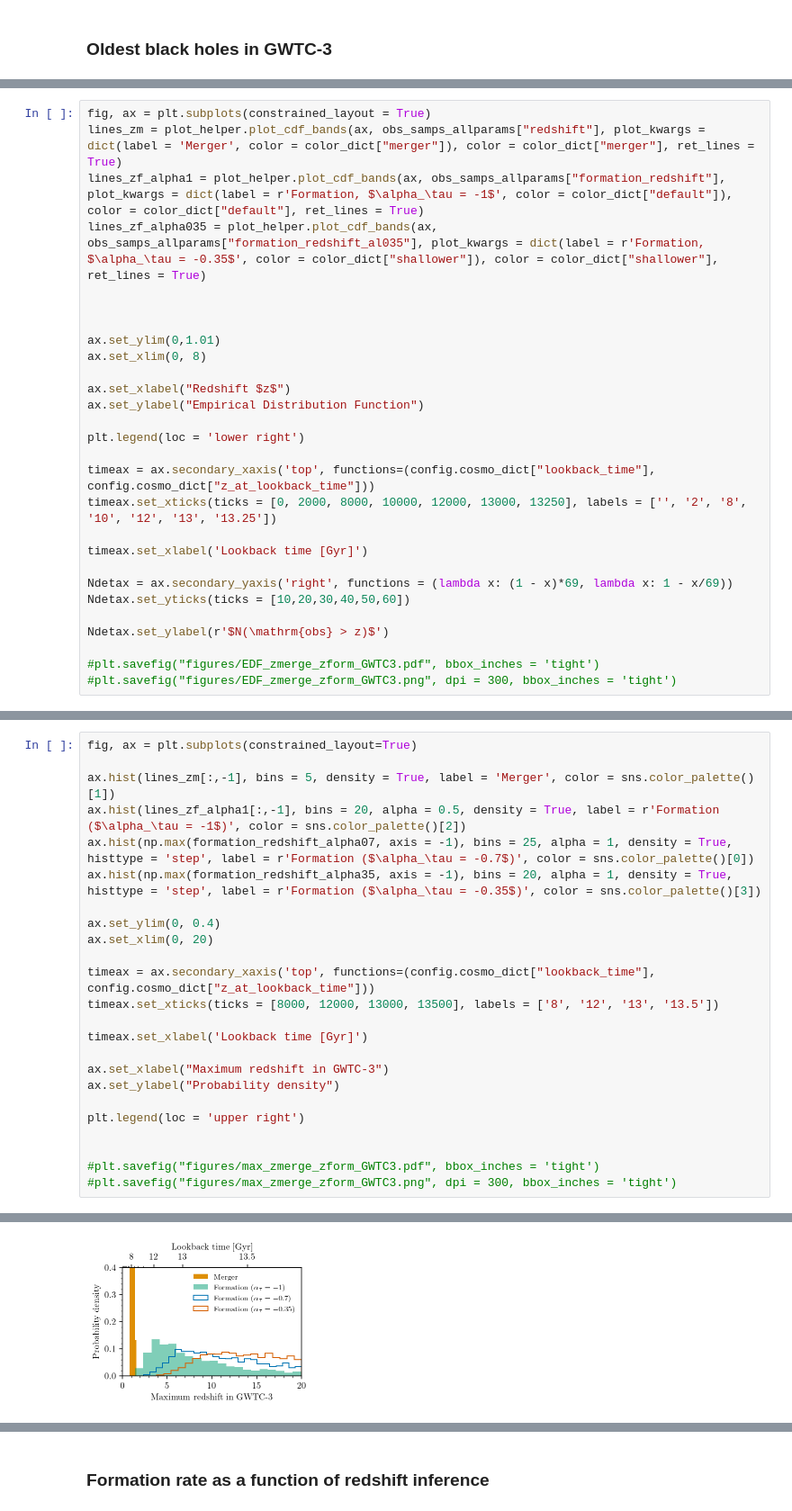
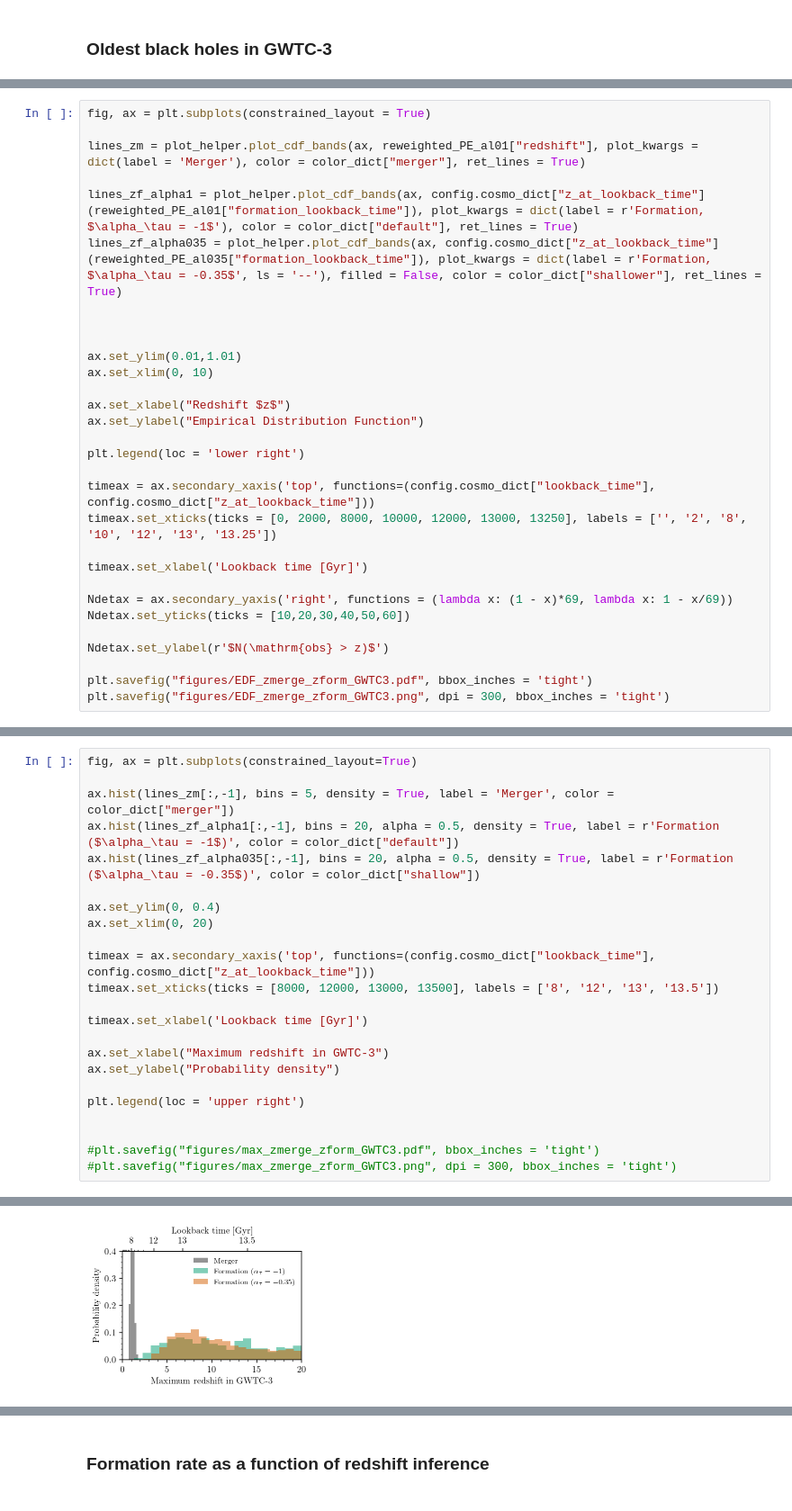
Before and after one commit to mfishbach/oldest-black-holes, a Jupyter notebook: OldestBlackHoles_Paper_Plots.ipynb, the cells around one changed output, grey strips where cells are left out. Shown: that part at 90% size. Cells and saved outputs as stored; diff of their text form.

```diff
--- a/OldestBlackHoles_Paper_Plots.ipynb
+++ b/OldestBlackHoles_Paper_Plots.ipynb
@@ -119,13 +138,15 @@ obs_samps_allparams["formation_redshift_al035"] = config.cosmo_dict["z_at_lookba
 # %%
 fig, ax = plt.subplots(constrained_layout = True)
-lines_zm = plot_helper.plot_cdf_bands(ax, obs_samps_allparams["redshift"], plot_kwargs = dict(label = 'Merger', color = color_dict["merger"]), color = color_dict["merger"], ret_lines = True)
-lines_zf_alpha1 = plot_helper.plot_cdf_bands(ax, obs_samps_allparams["formation_redshift"], plot_kwargs = dict(label = r'Formation, $\alpha_\tau = -1$', color = color_dict["default"]), color = color_dict["default"], ret_lines = True)
-lines_zf_alpha035 = plot_helper.plot_cdf_bands(ax, obs_samps_allparams["formation_redshift_al035"], plot_kwargs = dict(label = r'Formation, $\alpha_\tau = -0.35$', color = color_dict["shallower"]), color = color_dict["shallower"], ret_lines = True)
+
+lines_zm = plot_helper.plot_cdf_bands(ax, reweighted_PE_al01["redshift"], plot_kwargs = dict(label = 'Merger'), color = color_dict["merger"], ret_lines = True)
+
+lines_zf_alpha1 = plot_helper.plot_cdf_bands(ax, config.cosmo_dict["z_at_lookback_time"](reweighted_PE_al01["formation_lookback_time"]), plot_kwargs = dict(label = r'Formation, $\alpha_\tau = -1$'), color = color_dict["default"], ret_lines = True)
+lines_zf_alpha035 = plot_helper.plot_cdf_bands(ax, config.cosmo_dict["z_at_lookback_time"](reweighted_PE_al035["formation_lookback_time"]), plot_kwargs = dict(label = r'Formation, $\alpha_\tau = -0.35$', ls = '--'), filled = False, color = color_dict["shallower"], ret_lines = True)
 
 
 
-ax.set_ylim(0,1.01)
-ax.set_xlim(0, 8)
+ax.set_ylim(0.01,1.01)
+ax.set_xlim(0, 10)
 
 ax.set_xlabel("Redshift $z$")
 ax.set_ylabel("Empirical Distribution Function")
@@ -142,6 +163,6 @@ Ndetax.set_yticks(ticks = [10,20,30,40,50,60])
 
 Ndetax.set_ylabel(r'$N(\mathrm{obs} > z)$')
 
-#plt.savefig("figures/EDF_zmerge_zform_GWTC3.pdf", bbox_inches = 'tight')
-#plt.savefig("figures/EDF_zmerge_zform_GWTC3.png", dpi = 300, bbox_inches = 'tight')
+plt.savefig("figures/EDF_zmerge_zform_GWTC3.pdf", bbox_inches = 'tight')
+plt.savefig("figures/EDF_zmerge_zform_GWTC3.png", dpi = 300, bbox_inches = 'tight')
 # %% [output]
@@ -195,30 +170,29 @@ formation_redshift_alpha35 = delay_time_helper.calculate_formation_redshift(obs_
 # %%
 fig, ax = plt.subplots(constrained_layout=True)
 
-ax.hist(lines_zm[:,-1], bins = 5, density = True, label = 'Merger', color = sns.color_palette()[1])
-ax.hist(lines_zf_alpha1[:,-1], bins = 20, alpha = 0.5, density = True, label = r'Formation ($\alpha_\tau = -1$)', color = sns.color_palette()[2])
-ax.hist(np.max(formation_redshift_alpha07, axis = -1), bins = 25, alpha = 1, density = True, histtype = 'step', label = r'Formation ($\alpha_\tau = -0.7$)', color = sns.color_palette()[0])
-ax.hist(np.max(formation_redshift_alpha35, axis = -1), bins = 20, alpha = 1, density = True, histtype = 'step', label = r'Formation ($\alpha_\tau = -0.35$)', color = sns.color_palette()[3])
+ax.hist(lines_zm[:,-1], bins = 5, density = True, label = 'Merger', color = color_dict["merger"])
+ax.hist(lines_zf_alpha1[:,-1], bins = 20, alpha = 0.5, density = True, label = r'Formation ($\alpha_\tau = -1$)', color = color_dict["default"])
+ax.hist(lines_zf_alpha035[:,-1], bins = 20, alpha = 0.5, density = True, label = r'Formation ($\alpha_\tau = -0.35$)', color = color_dict["shallow"])
 
 ax.set_ylim(0, 0.4)
 ax.set_xlim(0, 20)
 
 timeax = ax.secondary_xaxis('top', functions=(config.cosmo_dict["lookback_time"], config.cosmo_dict["z_at_lookback_time"]))
 timeax.set_xticks(ticks = [8000, 12000, 13000, 13500], labels = ['8', '12', '13', '13.5'])
 
 timeax.set_xlabel('Lookback time [Gyr]')
 
 ax.set_xlabel("Maximum redshift in GWTC-3")
 ax.set_ylabel("Probability density")
 
 plt.legend(loc = 'upper right')
 
 
 #plt.savefig("figures/max_zmerge_zform_GWTC3.pdf", bbox_inches = 'tight')
 #plt.savefig("figures/max_zmerge_zform_GWTC3.png", dpi = 300, bbox_inches = 'tight')
 # %% [output]
 <matplotlib.legend.Legend at 0x...>
-[figure, old version]
+[figure, new version]
 # %%
 print('maximum merger redshift ', plot_helper.median_pm_symmetric(lines_zm[:,-1]))
 print('maximum formation redshift, alpha = -1 ', plot_helper.median_pm_symmetric(lines_zf_alpha1[:,-1]))
```
Also changed, not shown: parts of 29 cells of this notebook, 5 other files.
